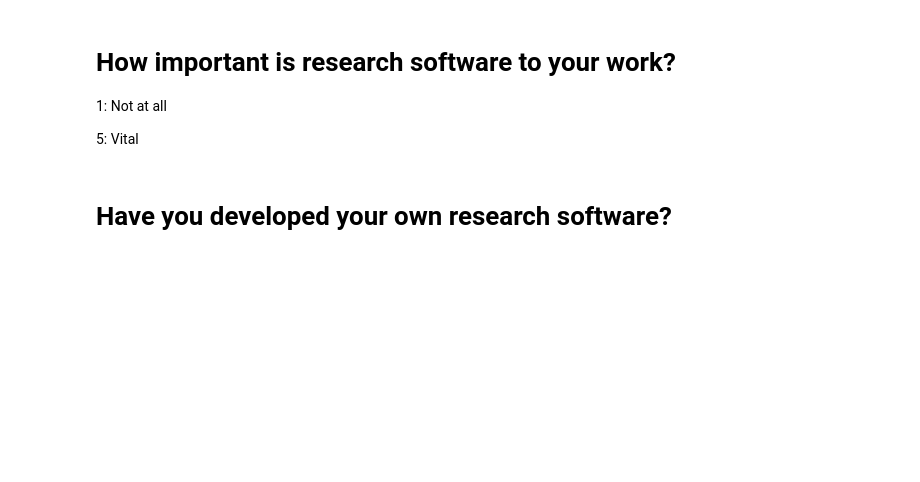
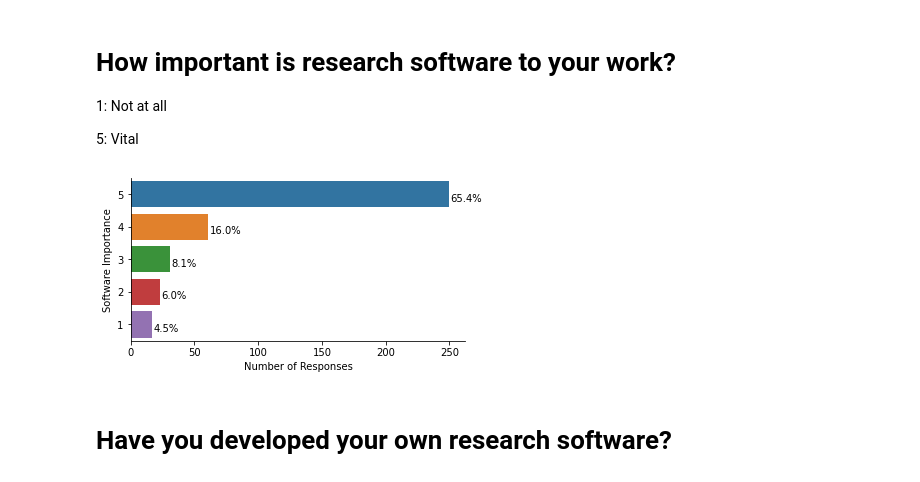
Before and after one commit to RSE-Sheffield/sssurvey, a Jupyter notebook: charts.ipynb, the cells around one changed output. Cells and saved outputs as stored; diff of their text form; code cells hidden in the pictures; blank space fills up the shorter version.

```diff
--- a/charts.ipynb
+++ b/charts.ipynb
@@ -163,2 +130,16 @@ important
+# %%
+plt.figure(figsize=(6, 3))
+
+ax = sns.countplot(data=sheffield_df, y='importance_software', order=sheffield_df['importance_software'].value_counts().index)
+
+sns.despine()
+
+annotate_pc(ax, count_responses)
+
+ax.set(xlabel='Number of Responses', ylabel='Software Importance')
+
+plt.savefig('charts/05_important.png', facecolor='white', bbox_inches='tight', pad_inches=0.5)
+# %% [output]
+[figure, added]
 # %% [markdown]
 # Have you developed your own research software?
```
Also changed, not shown: parts of 15 cells of this notebook, 5 other files.
